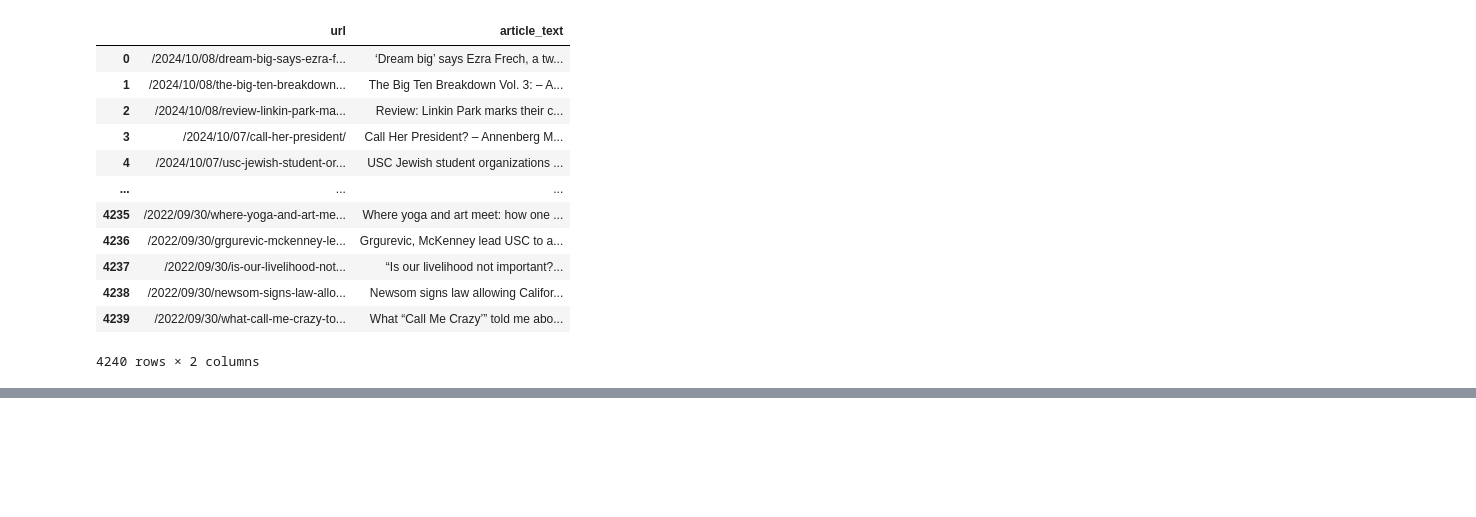
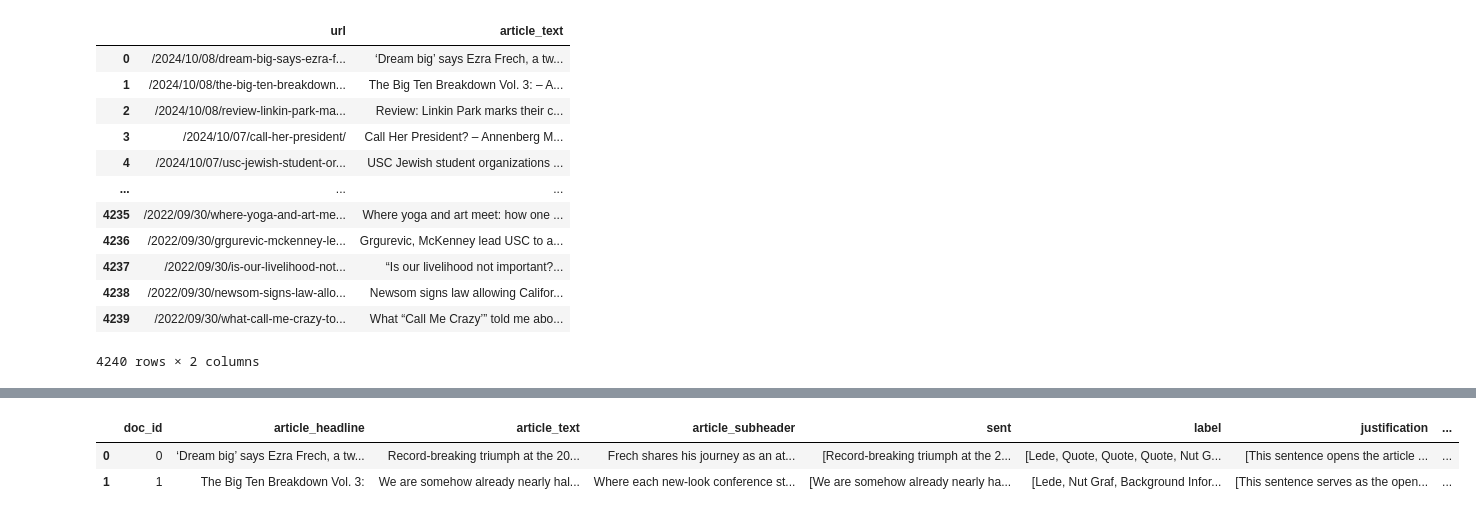
Before and after one commit to alex2awesome/news-discourse-students, a Jupyter notebook: notebooks/2024-10-08__scrape-annenberg-media.ipynb, the cells around one changed output, grey strips where cells are left out. Saved outputs shown, nothing was run; the diff lists cells and outputs as text; code cells hidden in the pictures; blank space fills up the shorter version.

```diff
--- a/notebooks/2024-10-08__scrape-annenberg-media.ipynb
+++ b/notebooks/2024-10-08__scrape-annenberg-media.ipynb
@@ -111,0 +676,19 @@ article_df
+# %%
+tqdm.pandas()
+all_cleaned_article_sent_df = (
+    all_cleaned_article_df
+         .assign(sents=lambda df: df['Article Body'].progress_apply(lambda x: list(map(str, nlp(x).sents))))
+)
+
+all_cleaned_article_sent_df_exp = (
+    all_cleaned_article_sent_df
+        .assign(sents=lambda df: df['sents'].apply(lambda x: list(enumerate(x))))
+        .explode('sents')
+        .assign(sentence_index=lambda df: df['sents'].str.get(0))
+        .assign(sent=lambda df: df['sents'].str.get(1))
+        .drop(columns='sents')
+        .loc[lambda df: df['sentence_index'].notnull()]
+        .assign(doc_id=lambda df: df['custom_id'].str.replace('request-', '').astype(int))
+        .rename(columns={'id': 'doc_id', 'sentence_index': 'sent_id'})
+        .assign(sent_id=lambda df: df['sent_id'].astype(int))
+)
@@ -111,0 +732,23 @@ article_df
+# %%
+merged_annenberg_df = (
+    labeled_df_exp
+         .merge(all_cleaned_article_sent_df_exp)
+         .sort_values(['doc_id', 'sent_id', ])
+         .groupby(['doc_id', 'Headline', 'Article Body'])
+         [['Subheader', 'sent', 'label', 'justification']]
+         .aggregate(list)
+         .assign(Subheader=lambda df: df['Subheader'].str.get(0))
+         .reset_index()
+         .merge(
+                (article_df
+                     .rename(columns={'Unnamed: 0': 'doc_id'})
+                     .assign(url=lambda df: 'https://www.uscannenbergmedia.com' + df['url'])
+                    )[['doc_id', 'url']]
+            )
+         .rename(columns={
+             'Headline': 'article_headline',
+             'Subheader': 'article_subheader',
+             'url': 'article_url',
+             'Article Body': 'article_text'
+         })
+)
@@ -111,0 +761,6 @@ article_df
+# %%
+merged_annenberg_df.head(2)
+# %% [output]
+|  | doc_id | article_headline | article_text | article_subheader | sent | label | justification | ... |
+| 0 | 0 | ‘Dream big’ says Ezra Frech, a tw... | Record-breaking triumph at the 20... | Frech shares his journey as an at... | [Record-breaking triumph at the 2... | [Lede, Quote, Quote, Quote, Nut G... | [This sentence opens the article ... | ... |
+| 1 | 1 | The Big Ten Breakdown Vol. 3: | We are somehow already nearly hal... | Where each new-look conference st... | [We are somehow already nearly ha... | [Lede, Nut Graf, Background Infor... | [This sentence serves as the open... | ... |
```
Also changed, not shown: parts of 98 cells of this notebook, 21 other files.
